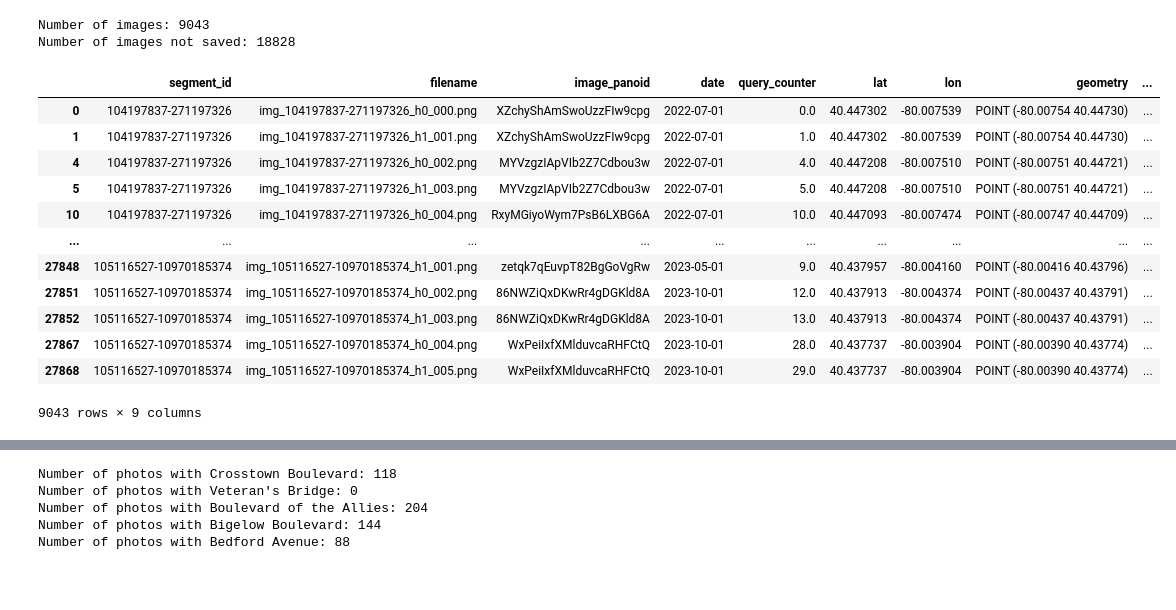
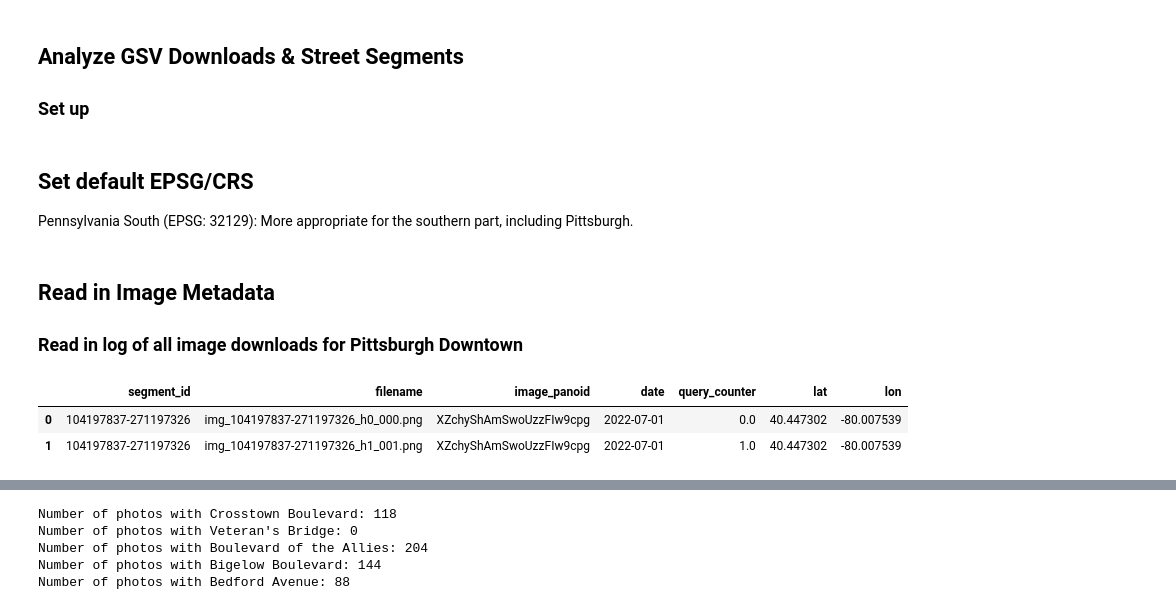
Before and after one commit to colton-lapp/PGHComputerVision, a Jupyter notebook: Code/2_analyze_results/inspect_download_metadata.ipynb, the cells around one changed output, grey strips where cells are left out. Drawn from its saved outputs; the diff is of its cells as text; code cells hidden in the pictures; blank space fills up the shorter version.

```diff
--- a/Code/2_analyze_results/inspect_download_metadata.ipynb
+++ b/Code/2_analyze_results/inspect_download_metadata.ipynb
@@ -0,0 +1,4 @@
+# %% [markdown]
+## Analyze GSV Downloads & Street Segments
+
+###  Set up
@@ -0,0 +28,3 @@
+# %% [markdown]
+## Set default EPSG/CRS
+Pennsylvania South (EPSG: 32129): More appropriate for the southern part, including Pittsburgh.
@@ -1,57 +34,23 @@
+# %% [markdown]
+## Read in Image Metadata
+### Read in log of all image downloads for Pittsburgh Downtown
 # %%
-# read in images.txt from dir
-
-import os
-import sys
-import re
-import pandas as pd
-import geopandas as gpd
-
-path = os.path.join(  '../Data', 'ProcessedData', 'SFStreetView', 'Res_640', 'PittsburghDowntown_2024-03-20', 'images.txt' )
-
-# read into df
-df = pd.read_csv(path, sep=' ', header=None)
+# read in images.txt
+images_txt_path = os.path.join(data_root, 'GSV', 'Res_640', 'PittsburghDowntown_2024-03-20', 'images.txt')
+images_df = pd.read_csv(images_txt_path, sep=' ', header=None)
 
 # rename columns
 cols = ['segment_id', 'filename', 'image_panoid', 'date', 'query_counter', 'lat', 'lon', 'end']
-df.columns = cols
-# drop "end"
-df.drop('end', axis=1, inplace=True)
+images_df.columns = cols
+
+# drop "end" column
+images_df.drop('end', axis=1, inplace=True)
 
 # convert date to datetime
-df['date'] = pd.to_datetime(df['date'], format='%Y-%m-%d')
+images_df['date'] = pd.to_datetime(images_df['date'], format='%Y-%m-%d')
 
-# Convert to geopandas with lat/lon as point coordinates geometry
-pics_gdf = gpd.GeoDataFrame(df, geometry=gpd.points_from_xy(df.lon, df.lat))
-
-pics_gdf['years_since_today'] = (pd.Timestamp('2024-03-20') - pics_gdf['date'])
-
-# transform days to roughly equal years that have passed
-pics_gdf['years_since_today'] = round( pics_gdf['years_since_today'].dt.days/365 , 2)
-
-# Create subset of not saved
-not_saved = pics_gdf[pics_gdf['filename'] == 'NotSaved']
-
-# filter to only include filename != NotSaved
-pics_gdf = pics_gdf[pics_gdf['filename'] != 'NotSaved']
-
-print(f"Number of images: {len(pics_gdf)}")
-print(f"Number of images not saved: {len(not_saved)}")
-
-pics_gdf
+images_df.head(2)
 # %% [output]
-Number of images: 9043
-Number of images not saved: 18828
-|  | segment_id | filename | image_panoid | date | query_counter | lat | lon | geometry | ... |
-| 0 | 104197837-271197326 | img_104197837-271197326_h0_000.png | XZchyShAmSwoUzzFIw9cpg | 2022-07-01 | 0.0 | 40.447302 | -80.007539 | POINT (-80.00754 40.44730) | ... |
-| 1 | 104197837-271197326 | img_104197837-271197326_h1_001.png | XZchyShAmSwoUzzFIw9cpg | 2022-07-01 | 1.0 | 40.447302 | -80.007539 | POINT (-80.00754 40.44730) | ... |
-| 4 | 104197837-271197326 | img_104197837-271197326_h0_002.png | MYVzgzIApVIb2Z7Cdbou3w | 2022-07-01 | 4.0 | 40.447208 | -80.007510 | POINT (-80.00751 40.44721) | ... |
-| 5 | 104197837-271197326 | img_104197837-271197326_h1_003.png | MYVzgzIApVIb2Z7Cdbou3w | 2022-07-01 | 5.0 | 40.447208 | -80.007510 | POINT (-80.00751 40.44721) | ... |
-| 10 | 104197837-271197326 | img_104197837-271197326_h0_004.png | RxyMGiyoWym7PsB6LXBG6A | 2022-07-01 | 10.0 | 40.447093 | -80.007474 | POINT (-80.00747 40.44709) | ... |
-| ... | ... | ... | ... | ... | ... | ... | ... | ... | ... |
-| 27848 | 105116527-10970185374 | img_105116527-10970185374_h1_001.png | zetqk7qEuvpT82BgGoVgRw | 2023-05-01 | 9.0 | 40.437957 | -80.004160 | POINT (-80.00416 40.43796) | ... |
-| 27851 | 105116527-10970185374 | img_105116527-10970185374_h0_002.png | 86NWZiQxDKwRr4gDGKld8A | 2023-10-01 | 12.0 | 40.437913 | -80.004374 | POINT (-80.00437 40.43791) | ... |
-| 27852 | 105116527-10970185374 | img_105116527-10970185374_h1_003.png | 86NWZiQxDKwRr4gDGKld8A | 2023-10-01 | 13.0 | 40.437913 | -80.004374 | POINT (-80.00437 40.43791) | ... |
-| 27867 | 105116527-10970185374 | img_105116527-10970185374_h0_004.png | WxPeiIxfXMlduvcaRHFCtQ | 2023-10-01 | 28.0 | 40.437737 | -80.003904 | POINT (-80.00390 40.43774) | ... |
-| 27868 | 105116527-10970185374 | img_105116527-10970185374_h1_005.png | WxPeiIxfXMlduvcaRHFCtQ | 2023-10-01 | 29.0 | 40.437737 | -80.003904 | POINT (-80.00390 40.43774) | ... |
+|  | segment_id | filename | image_panoid | date | query_counter | lat | lon |
+| 0 | 104197837-271197326 | img_104197837-271197326_h0_000.png | XZchyShAmSwoUzzFIw9cpg | 2022-07-01 | 0.0 | 40.447302 | -80.007539 |
+| 1 | 104197837-271197326 | img_104197837-271197326_h1_001.png | XZchyShAmSwoUzzFIw9cpg | 2022-07-01 | 1.0 | 40.447302 | -80.007539 |
-9043 rows × 9 columns
```
Also changed, not shown: parts of 17 cells of this notebook, 5 other files.
